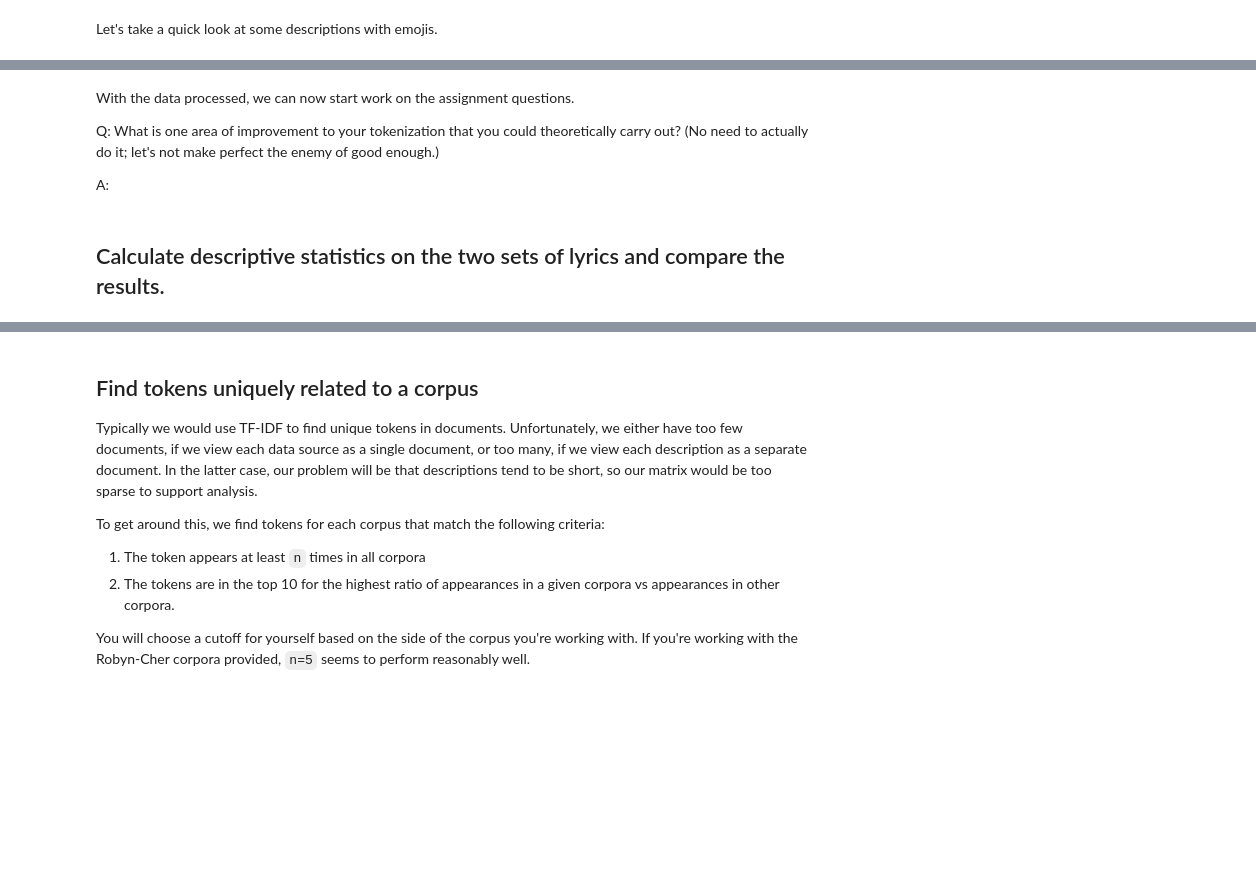
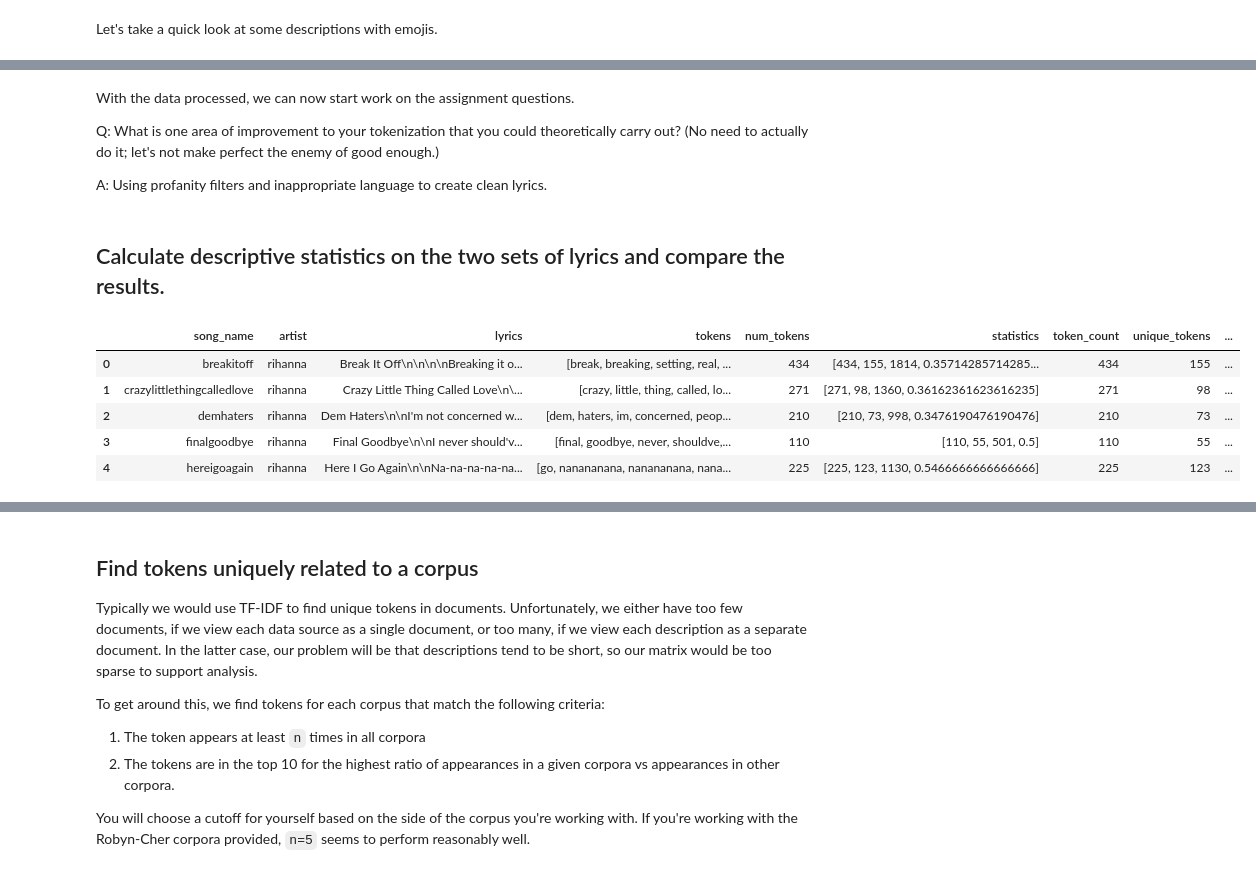
Before and after one commit to Adila-spec/RihannaKaty, a Jupyter notebook: Group Comparison.ipynb, the cells around one changed output, grey strips where cells are left out. Cells and saved outputs as stored; diff of their text form; code cells hidden in the pictures; blank space fills up the shorter version.

```diff
--- a/Group Comparison.ipynb
+++ b/Group Comparison.ipynb
@@ -188,0 +171,19 @@ del(twitter_data_2)
+# %%
+
+songbank = []
+for artistName in os.listdir("lyrics"):
+    artist_path = os.path.join('lyrics',artistName)
+    for lyric_file in os.listdir(artist_path):
+        song_path = os.path.join('lyrics',artistName,lyric_file)
+        with open(song_path, 'r') as f:
+            songName = lyric_file.replace('.txt','').split('_')[-1]
+            lyrics = f.read()
+            songbank.append({
+                "song_name": songName,
+                "artist": artistName,
+                "lyrics": lyrics,
+            })
+
+# create pandas dataframe
+lyrics_data = pd.DataFrame(songbank)
+lyrics_data.head()
@@ -242,8 +252,59 @@ With the data processed, we can now start work on the assignment questions.
 
 Q: What is one area of improvement to your tokenization that you could theoretically carry out? (No need to actually do it; let's not make perfect the enemy of good enough.)
 
-A:
+A: Using profanity filters and inappropriate language to create clean lyrics.
 # %% [markdown]
 ## Calculate descriptive statistics on the two sets of lyrics and compare the results.
 # %%
 # your code here
+def descriptive_stats(tokens, num_tokens = 5, verbose=False) :
+
+  # Fill in the correct values here.
+    num_tokens = len(tokens)
+    num_unique_tokens = len(set(tokens))
+    lexical_diversity = num_unique_tokens/num_tokens
+    num_characters = len("".join(tokens))
+
+    if verbose :
+        print(f"There are {num_tokens} tokens in the data.")
+        print(f"There are {num_unique_tokens} unique tokens in the data.")
+        print(f"There are {num_characters} characters in the data.")
+        print(f"The lexical diversity is {lexical_diversity:.3f} in the data.")
+
+        # print the five most common tokens
+
+    return([num_tokens,num_unique_tokens,num_characters,
+            lexical_diversity])
+
+#lyrics_data["lexical diversity"] = lyrics_data["tokens"].map(descriptive_stats[3])
+
+#(
+ #   lyrics_data["token_count"],
+  #  lyrics_data["unique_tokens"],
+   # lyrics_data["character_count"],
+    #lyrics_data["lexical_diversity"],
+#) = *lyrics_data["lyrics"].map(descriptive_stats)
+#lyrics_data.head()
+
+def token_count_stats(tokens):
+    return descriptive_stats(tokens)[0]
+def unique_token_stats(tokens):
+    return descriptive_stats(tokens)[1]
+def character_count_stats(tokens):
+    return descriptive_stats(tokens)[2]
+def lexical_diversity_stats(tokens):
+    return descriptive_stats(tokens)[3]
+
+
+lyrics_data["token_count"] = lyrics_data["tokens"].map(token_count_stats)
+lyrics_data["unique_tokens"] = lyrics_data["tokens"].map(unique_token_stats)
+lyrics_data["character_count"] = lyrics_data["tokens"].map(character_count_stats)
+lyrics_data["lexical_diversity"] = lyrics_data["tokens"].map(lexical_diversity_stats)
+lyrics_data.head()
+# %% [output]
+|  | song_name | artist | lyrics | tokens | num_tokens | statistics | token_count | unique_tokens | ... |
+| 0 | breakitoff | rihanna | Break It Off\n\n\n\nBreaking it o... | [break, breaking, setting, real, ... | 434 | [434, 155, 1814, 0.35714285714285... | 434 | 155 | ... |
+| 1 | crazylittlethingcalledlove | rihanna | Crazy Little Thing Called Love\n\... | [crazy, little, thing, called, lo... | 271 | [271, 98, 1360, 0.36162361623616235] | 271 | 98 | ... |
+| 2 | demhaters | rihanna | Dem Haters\n\nI'm not concerned w... | [dem, haters, im, concerned, peop... | 210 | [210, 73, 998, 0.3476190476190476] | 210 | 73 | ... |
+| 3 | finalgoodbye | rihanna | Final Goodbye\n\nI never should'v... | [final, goodbye, never, shouldve,... | 110 | [110, 55, 501, 0.5] | 110 | 55 | ... |
+| 4 | hereigoagain | rihanna | Here I Go Again\n\nNa-na-na-na-na... | [go, nanananana, nanananana, nana... | 225 | [225, 123, 1130, 0.5466666666666666] | 225 | 123 | ... |
```
Also changed, not shown: parts of 15 cells of this notebook, 1 other file.
